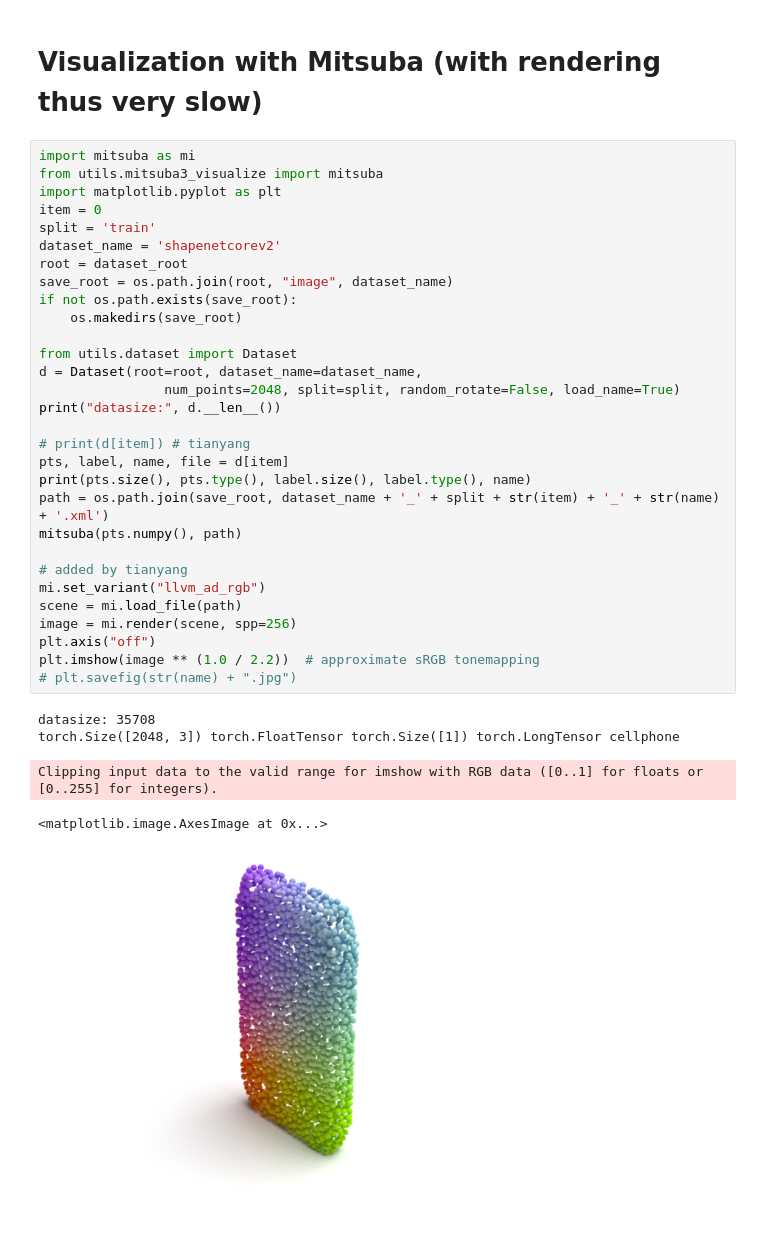
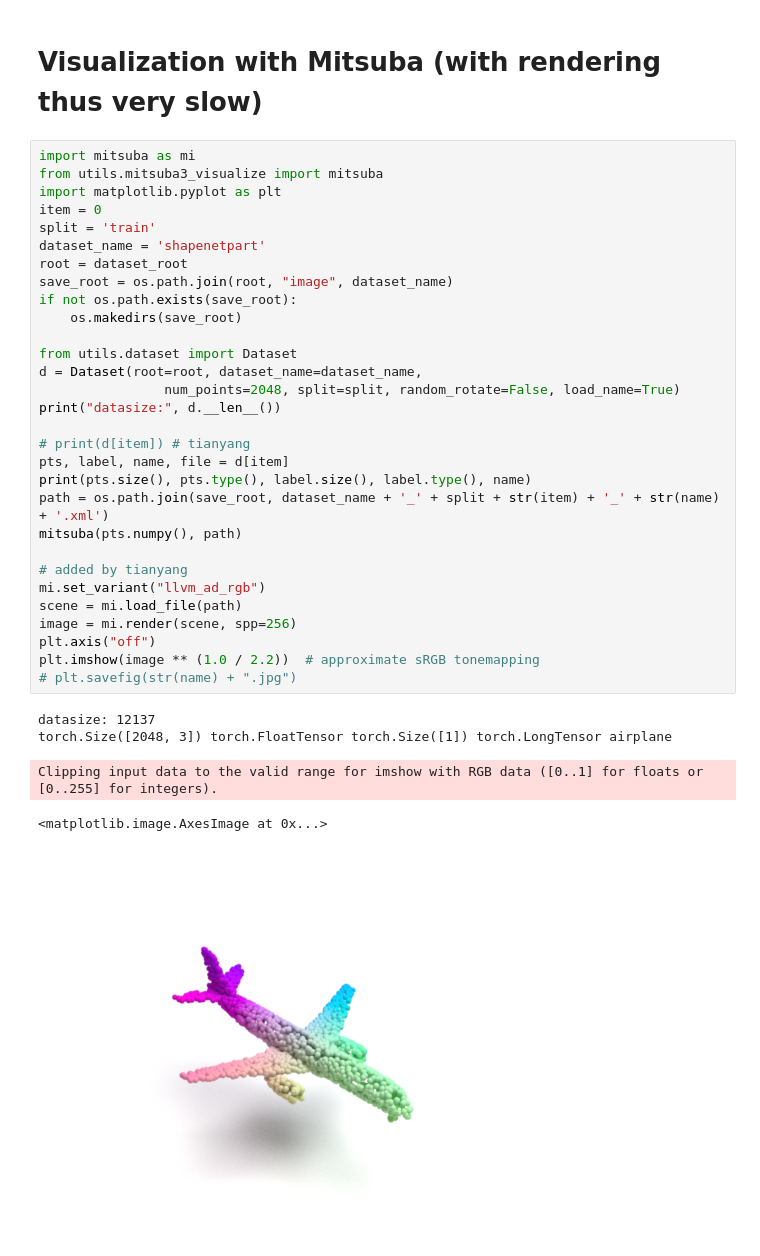
Before and after one commit to NicolasHHH/PointCloud_Segmentation, a Jupyter notebook: Dataset_Inspection.ipynb, the cells around one changed output. Saved outputs shown, nothing was run; the diff lists cells and outputs as text.

Commit message:
shapenet Part inspection

```diff
--- a/Dataset_Inspection.ipynb
+++ b/Dataset_Inspection.ipynb
@@ -97,34 +120,34 @@ import mitsuba as mi
 from utils.mitsuba3_visualize import mitsuba
 import matplotlib.pyplot as plt
 item = 0
 split = 'train'
-dataset_name = 'shapenetcorev2'
+dataset_name = 'shapenetpart'
 root = dataset_root
 save_root = os.path.join(root, "image", dataset_name)
 if not os.path.exists(save_root):
     os.makedirs(save_root)
 
 from utils.dataset import Dataset
 d = Dataset(root=root, dataset_name=dataset_name,
                 num_points=2048, split=split, random_rotate=False, load_name=True)
 print("datasize:", d.__len__())
 
 # print(d[item]) # tianyang
 pts, label, name, file = d[item]
 print(pts.size(), pts.type(), label.size(), label.type(), name)
 path = os.path.join(save_root, dataset_name + '_' + split + str(item) + '_' + str(name) + '.xml')
 mitsuba(pts.numpy(), path)
 
 # added by tianyang
 mi.set_variant("llvm_ad_rgb")
 scene = mi.load_file(path)
 image = mi.render(scene, spp=256)
 plt.axis("off")
 plt.imshow(image ** (1.0 / 2.2))  # approximate sRGB tonemapping
 # plt.savefig(str(name) + ".jpg")
 # %% [output]
-datasize: 35708
-torch.Size([2048, 3]) torch.FloatTensor torch.Size([1]) torch.LongTensor cellphone
+datasize: 12137
+torch.Size([2048, 3]) torch.FloatTensor torch.Size([1]) torch.LongTensor airplane
 Clipping input data to the valid range for imshow with RGB data ([0..1] for floats or [0..255] for integers).
 <matplotlib.image.AxesImage at 0x...>
-[figure, old version]
+[figure, new version]
```
Also changed, not shown: parts of 7 cells of this notebook.
